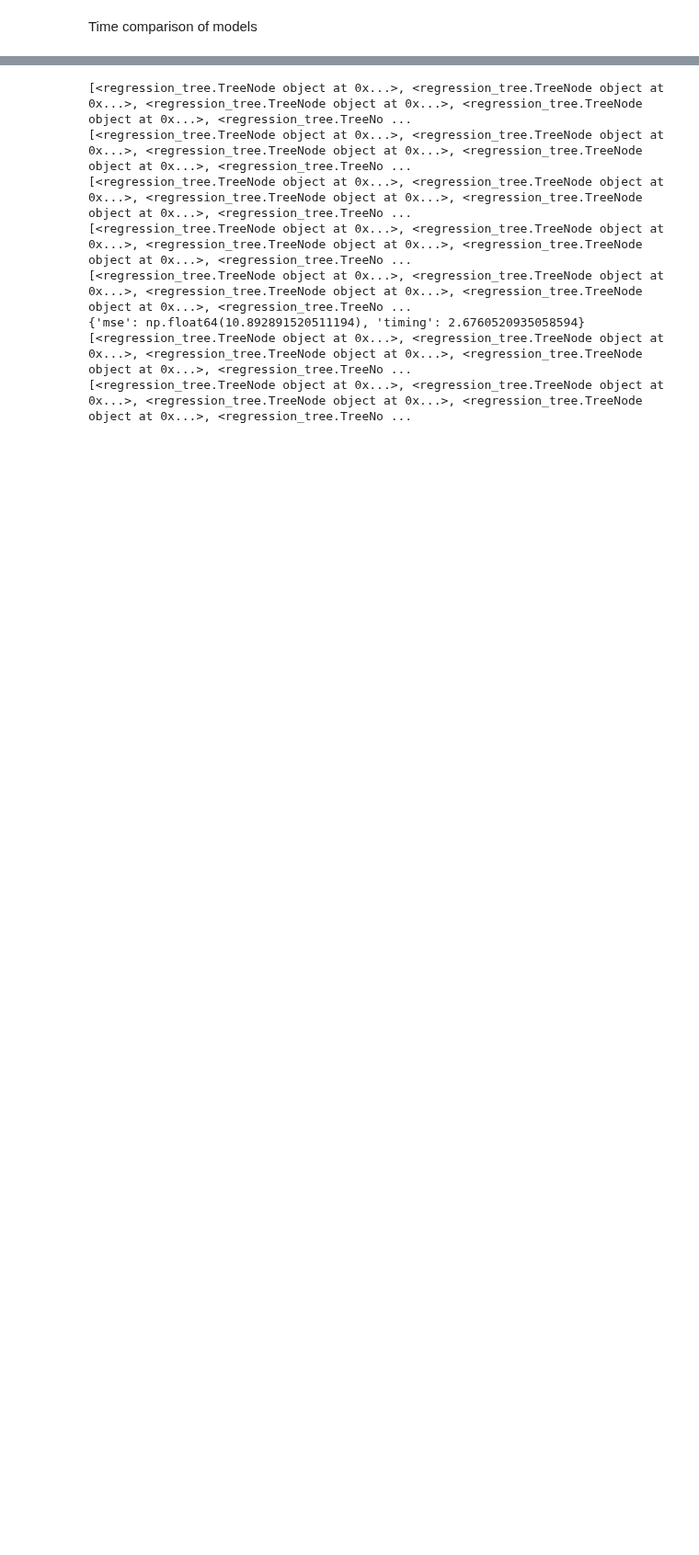
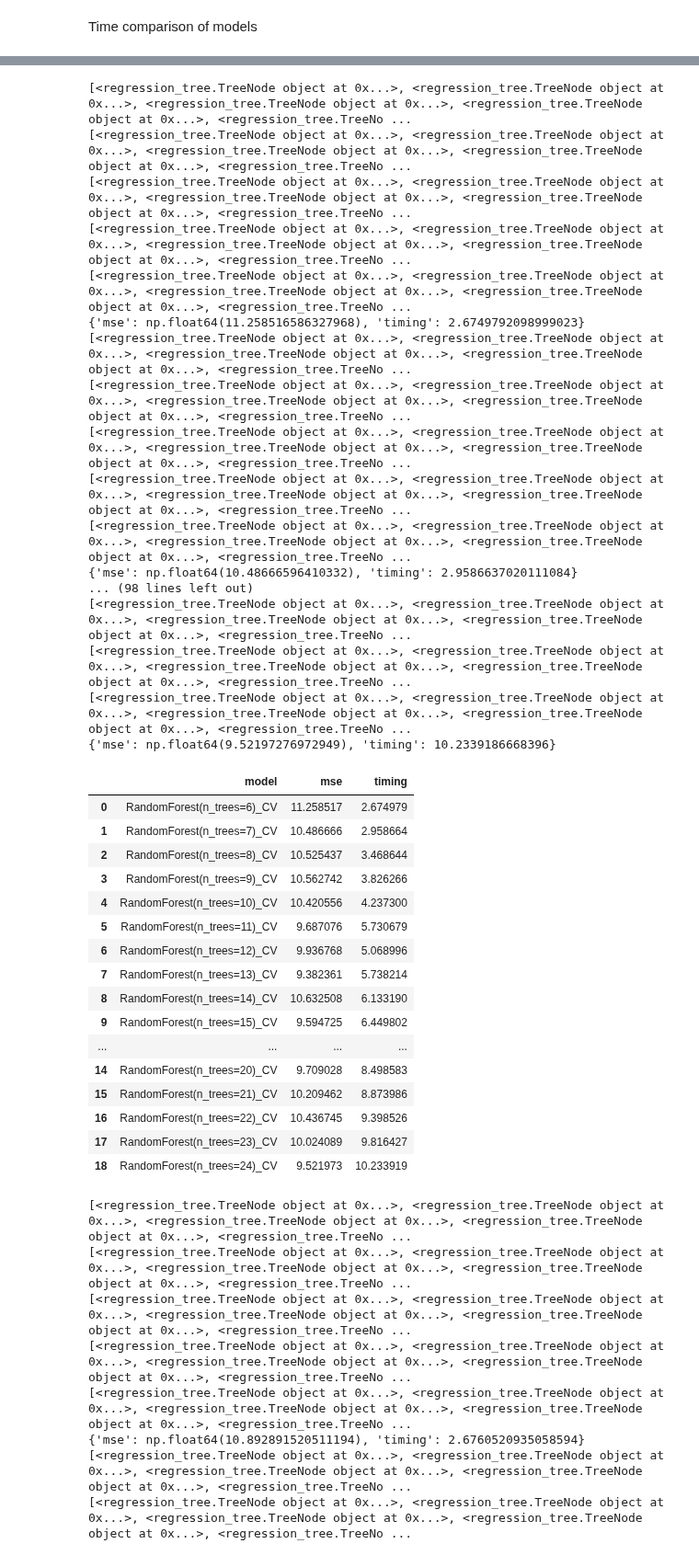
Before and after one commit to RabDou44/MachineLearning2024W, a Jupyter notebook: ass2/mpg_modelling.ipynb, the cells around one changed output, grey strips where cells are left out. Shown at 92% size. Saved outputs shown, nothing was run; the diff lists cells and outputs as text; code cells hidden in the pictures; blank space fills up the shorter version.

```diff
--- a/ass2/mpg_modelling.ipynb
+++ b/ass2/mpg_modelling.ipynb
@@ -47,3 +68,41 @@ all_models_n_tree
+# %%
+res_rfX_n_tree = evaluate_models(data1, feature_structure1, rfX_n_tree)
+res_rfX_n_tree
+# %% [output]
+[<regression_tree.TreeNode object at 0x...>, <regression_tree.TreeNode object at 0x...>, <regression_tree.TreeNode object at 0x...>, <regression_tree.TreeNode object at 0x...>, <regression_tree.TreeNo ...
+[<regression_tree.TreeNode object at 0x...>, <regression_tree.TreeNode object at 0x...>, <regression_tree.TreeNode object at 0x...>, <regression_tree.TreeNode object at 0x...>, <regression_tree.TreeNo ...
+[<regression_tree.TreeNode object at 0x...>, <regression_tree.TreeNode object at 0x...>, <regression_tree.TreeNode object at 0x...>, <regression_tree.TreeNode object at 0x...>, <regression_tree.TreeNo ...
+[<regression_tree.TreeNode object at 0x...>, <regression_tree.TreeNode object at 0x...>, <regression_tree.TreeNode object at 0x...>, <regression_tree.TreeNode object at 0x...>, <regression_tree.TreeNo ...
+[<regression_tree.TreeNode object at 0x...>, <regression_tree.TreeNode object at 0x...>, <regression_tree.TreeNode object at 0x...>, <regression_tree.TreeNode object at 0x...>, <regression_tree.TreeNo ...
+{'mse': np.float64(11.258516586327968), 'timing': 2.6749792098999023}
+[<regression_tree.TreeNode object at 0x...>, <regression_tree.TreeNode object at 0x...>, <regression_tree.TreeNode object at 0x...>, <regression_tree.TreeNode object at 0x...>, <regression_tree.TreeNo ...
+[<regression_tree.TreeNode object at 0x...>, <regression_tree.TreeNode object at 0x...>, <regression_tree.TreeNode object at 0x...>, <regression_tree.TreeNode object at 0x...>, <regression_tree.TreeNo ...
+[<regression_tree.TreeNode object at 0x...>, <regression_tree.TreeNode object at 0x...>, <regression_tree.TreeNode object at 0x...>, <regression_tree.TreeNode object at 0x...>, <regression_tree.TreeNo ...
+[<regression_tree.TreeNode object at 0x...>, <regression_tree.TreeNode object at 0x...>, <regression_tree.TreeNode object at 0x...>, <regression_tree.TreeNode object at 0x...>, <regression_tree.TreeNo ...
+[<regression_tree.TreeNode object at 0x...>, <regression_tree.TreeNode object at 0x...>, <regression_tree.TreeNode object at 0x...>, <regression_tree.TreeNode object at 0x...>, <regression_tree.TreeNo ...
+{'mse': np.float64(10.48666596410332), 'timing': 2.9586637020111084}
+... (98 lines left out)
+[<regression_tree.TreeNode object at 0x...>, <regression_tree.TreeNode object at 0x...>, <regression_tree.TreeNode object at 0x...>, <regression_tree.TreeNode object at 0x...>, <regression_tree.TreeNo ...
+[<regression_tree.TreeNode object at 0x...>, <regression_tree.TreeNode object at 0x...>, <regression_tree.TreeNode object at 0x...>, <regression_tree.TreeNode object at 0x...>, <regression_tree.TreeNo ...
+[<regression_tree.TreeNode object at 0x...>, <regression_tree.TreeNode object at 0x...>, <regression_tree.TreeNode object at 0x...>, <regression_tree.TreeNode object at 0x...>, <regression_tree.TreeNo ...
+{'mse': np.float64(9.52197276972949), 'timing': 10.2339186668396}
+|  | model | mse | timing |
+| 0 | RandomForest(n_trees=6)_CV | 11.258517 | 2.674979 |
+| 1 | RandomForest(n_trees=7)_CV | 10.486666 | 2.958664 |
+| 2 | RandomForest(n_trees=8)_CV | 10.525437 | 3.468644 |
+| 3 | RandomForest(n_trees=9)_CV | 10.562742 | 3.826266 |
+| 4 | RandomForest(n_trees=10)_CV | 10.420556 | 4.237300 |
+| 5 | RandomForest(n_trees=11)_CV | 9.687076 | 5.730679 |
+| 6 | RandomForest(n_trees=12)_CV | 9.936768 | 5.068996 |
+| 7 | RandomForest(n_trees=13)_CV | 9.382361 | 5.738214 |
+| 8 | RandomForest(n_trees=14)_CV | 10.632508 | 6.133190 |
+| 9 | RandomForest(n_trees=15)_CV | 9.594725 | 6.449802 |
+| ... | ... | ... | ... |
+| 14 | RandomForest(n_trees=20)_CV | 9.709028 | 8.498583 |
+| 15 | RandomForest(n_trees=21)_CV | 10.209462 | 8.873986 |
+| 16 | RandomForest(n_trees=22)_CV | 10.436745 | 9.398526 |
+| 17 | RandomForest(n_trees=23)_CV | 10.024089 | 9.816427 |
+| 18 | RandomForest(n_trees=24)_CV | 9.521973 | 10.233919 |
 # %%
 res_all_models = evaluate_models(data1, feature_structure1, all_models_n_tree)
 visualise_results(res_all_models, save=True)
```
Also changed, not shown: parts of 3 cells of this notebook, 1 other file.
